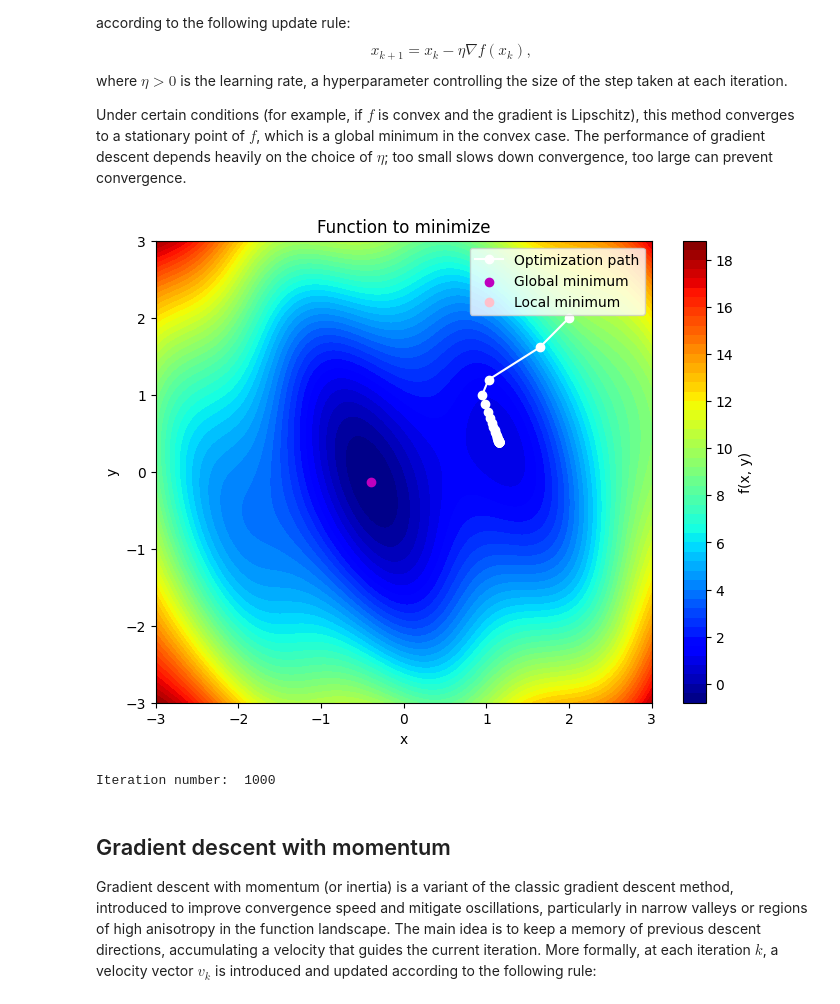
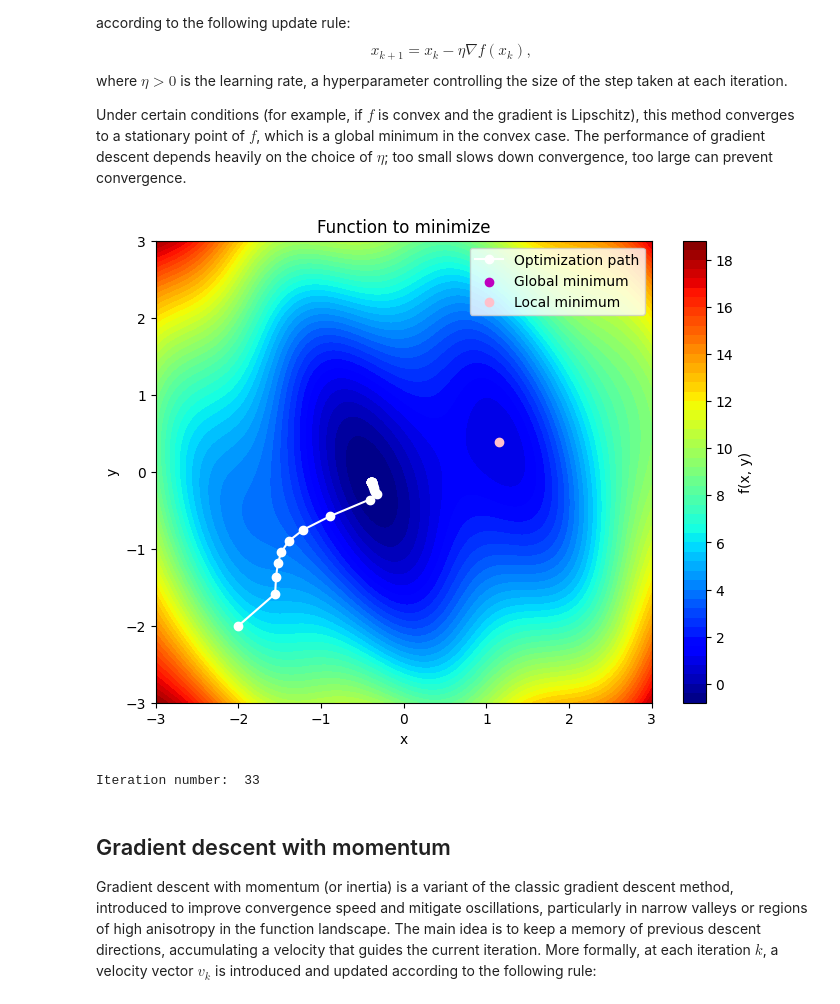
Before and after one commit to arthurmath/Kaggle_notebooks, a Jupyter notebook: optimization.ipynb, the cells around one changed output. Cells and saved outputs as stored; diff of their text form; code cells hidden in the pictures.

```diff
--- a/optimization.ipynb
+++ b/optimization.ipynb
@@ -112,32 +112,32 @@ where $ \eta > 0 $ is the learning rate, a hyperparameter controlling the size o
 Under certain conditions (for example, if $ f $ is convex and the gradient is Lipschitz), this method converges to a stationary point of $ f $, which is a global minimum in the convex case. The performance of gradient descent depends heavily on the choice of $ \eta $; too small slows down convergence, too large can prevent convergence.
 # %%
 
-def gradient_descent(f, starting_point, learning_rate=0.1, iter_max=1000):
+def gradient_descent(starting_point, lr=0.1, iter_max=1000):
     point = np.array(starting_point, dtype=float)
     history = [point.copy()]
     res = 1e2
     iter = 0
 
     while res > 1e-3 and iter < iter_max:
         gradient = grad(point[0], point[1])
-        point -= learning_rate * gradient
+        point -= lr * gradient
 
         res = np.linalg.norm(global_min - point)
         history.append(point.copy())
         iter += 1
 
     return history, iter
 
 
 
 initial_point = [1.3, -2.0]
-initial_point = [2.0, 2.0]
-history, n_iter = gradient_descent(f, initial_point)
+initial_point = [-2.0, -2.0]
+history, n_iter = gradient_descent(initial_point)
 plot_fonction(f, history)
 print("Iteration number: ", n_iter)
 # %% [output]
-[figure, old version]
+[figure, new version]
-Iteration number:  1000
+Iteration number:  33
 # %% [markdown]
 ## Gradient descent with momentum
 Gradient descent with momentum (or inertia) is a variant of the classic gradient descent method, introduced to improve convergence speed and mitigate oscillations, particularly in narrow valleys or regions of high anisotropy in the function landscape. The main idea is to keep a memory of previous descent directions, accumulating a velocity that guides the current iteration.
```
Also changed, not shown: parts of 5 cells of this notebook.
